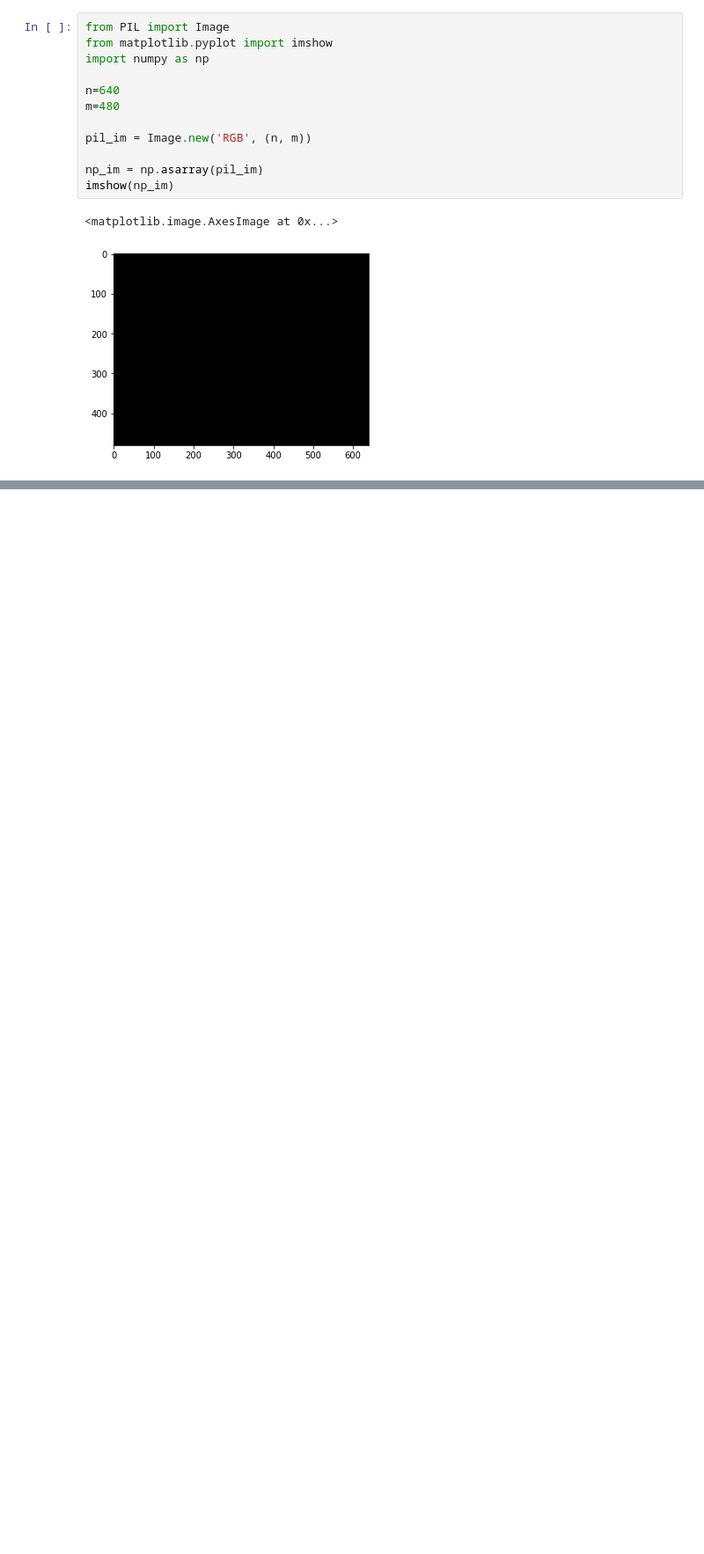
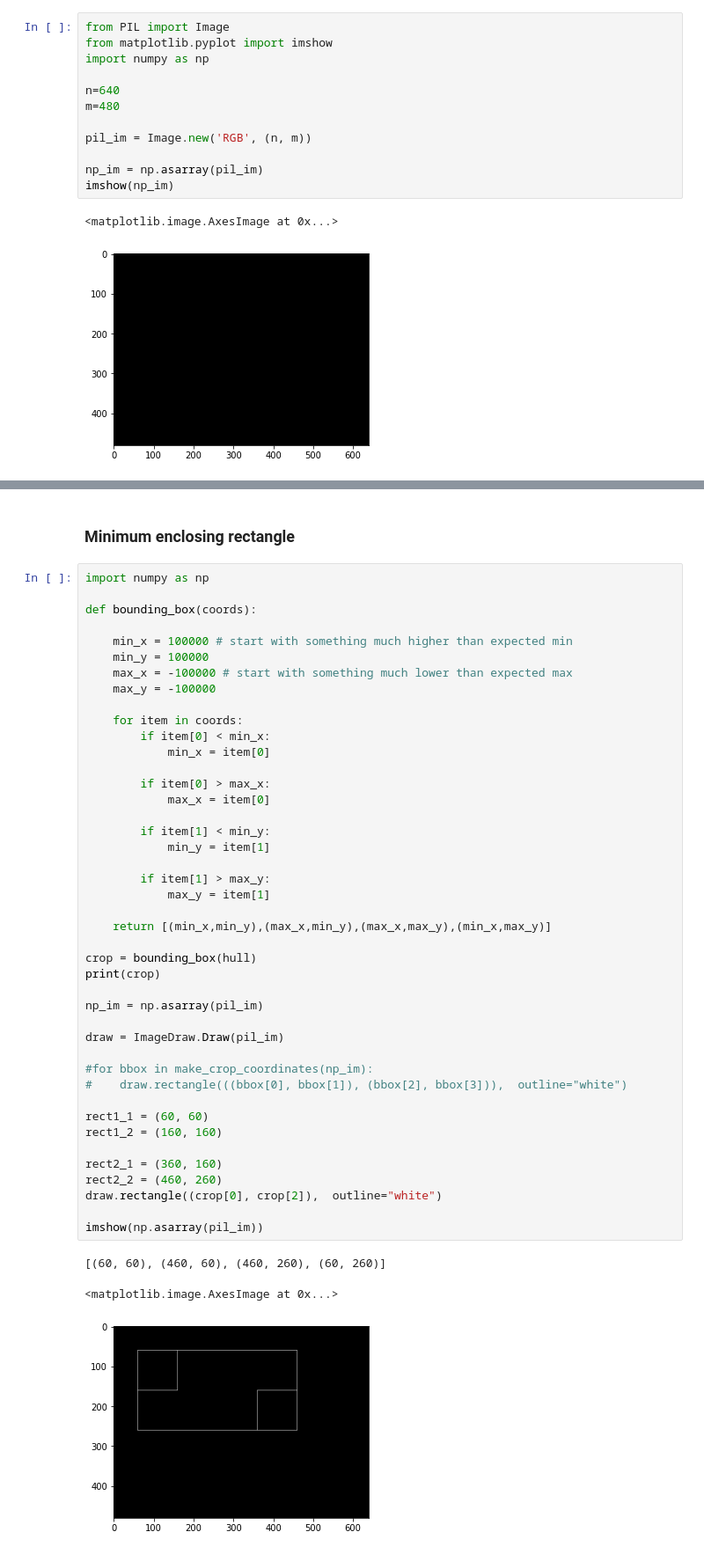
Before and after one commit to thenhz/imagecrop, a Jupyter notebook: generate_candidate_crops.ipynb, the cells around one changed output, grey strips where cells are left out. Shown at 88% size. Saved outputs shown, nothing was run; the diff lists cells and outputs as text; blank space fills up the shorter version.

```diff
--- a/generate_candidate_crops.ipynb
+++ b/generate_candidate_crops.ipynb
@@ -80,0 +120,49 @@ imshow(np.asarray(pil_im))
+# %% [markdown]
+### Minimum enclosing rectangle
+# %%
+import numpy as np
+
+def bounding_box(coords):
+
+    min_x = 100000 # start with something much higher than expected min
+    min_y = 100000
+    max_x = -100000 # start with something much lower than expected max
+    max_y = -100000
+
+    for item in coords:
+        if item[0] < min_x:
+            min_x = item[0]
+
+        if item[0] > max_x:
+            max_x = item[0]
+
+        if item[1] < min_y:
+            min_y = item[1]
+
+        if item[1] > max_y:
+            max_y = item[1]
+
+    return [(min_x,min_y),(max_x,min_y),(max_x,max_y),(min_x,max_y)]
+
+crop = bounding_box(hull)
+print(crop)
+
+np_im = np.asarray(pil_im)
+
+draw = ImageDraw.Draw(pil_im)
+
+#for bbox in make_crop_coordinates(np_im):
+#    draw.rectangle(((bbox[0], bbox[1]), (bbox[2], bbox[3])),  outline="white")
+
+rect1_1 = (60, 60)
+rect1_2 = (160, 160)
+
+rect2_1 = (360, 160)
+rect2_2 = (460, 260)
+draw.rectangle((crop[0], crop[2]),  outline="white")
+
+imshow(np.asarray(pil_im))
+# %% [output]
+[(60, 60), (460, 60), (460, 260), (60, 260)]
+<matplotlib.image.AxesImage at 0x...>
+[figure, added]
```
Also changed, not shown: parts of 5 cells of this notebook, 1 other file.
